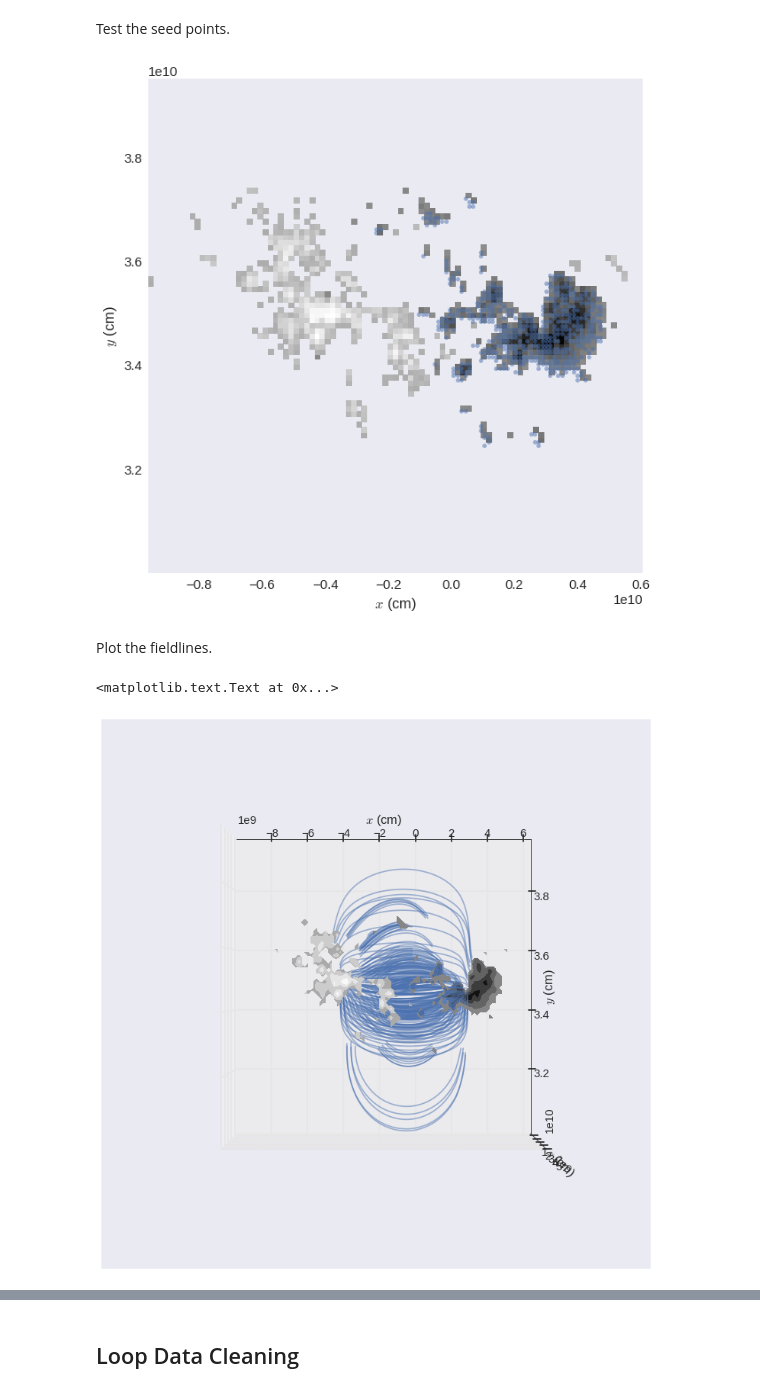
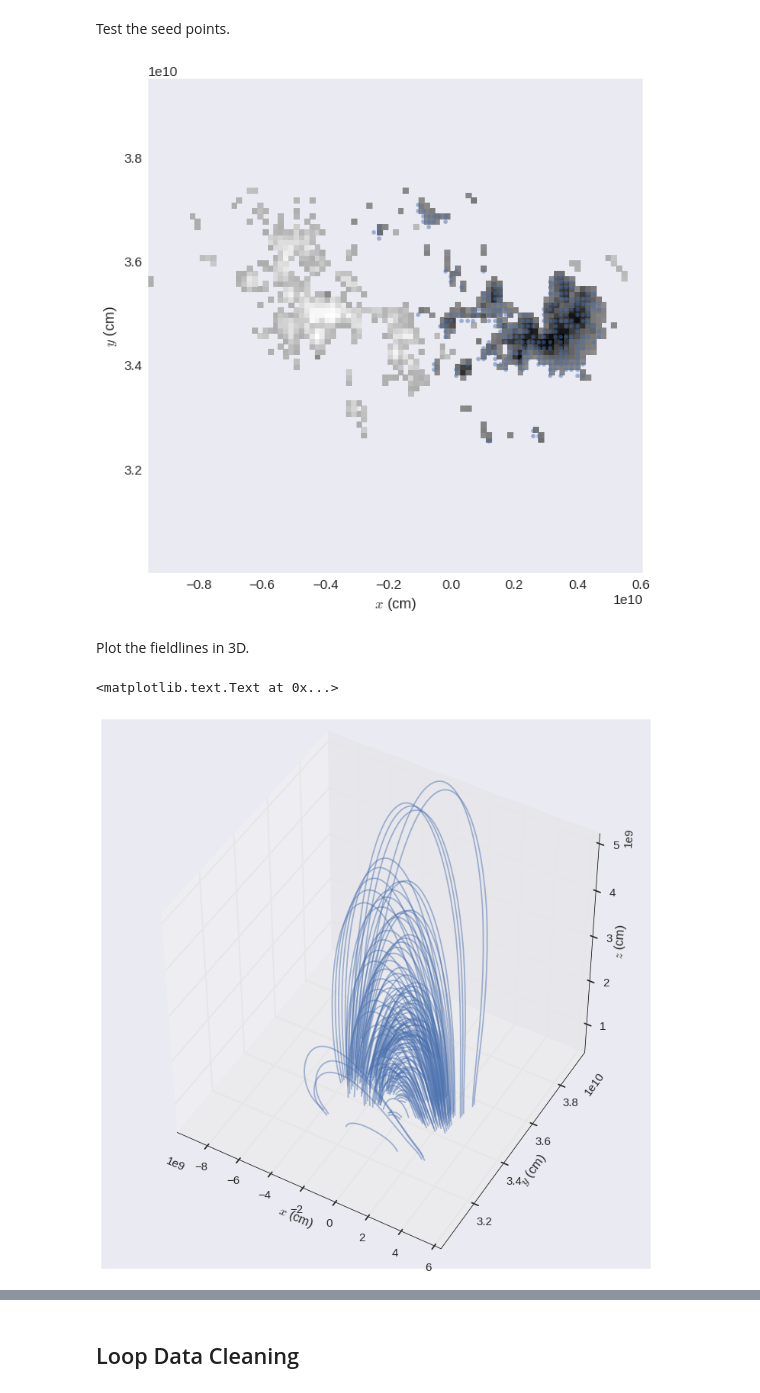
Before and after one commit to wtbarnes/research_notebook, a Jupyter notebook: FieldLineViz/field_line_viz_pipeline_example.ipynb, the cells around one changed output, grey strips where cells are left out. Cells and saved outputs as stored; diff of their text form; code cells hidden in the pictures.

Commit message:
updating most recent field line viz sandboxes

```diff
--- a/FieldLineViz/field_line_viz_pipeline_example.ipynb
+++ b/FieldLineViz/field_line_viz_pipeline_example.ipynb
@@ -2,11 +2,6 @@
 # "Pythonizing" a Pipeline for AR Visualization: Proof of Concept
 # %%
 #Load needed libraries
-#WARNING: a bit dangerous but astropy is being very noisy
-import warnings
-warnings.filterwarnings('ignore')
-
-
 import sys
 import os
 import logging
@@ -17,6 +12,7 @@ import astropy.constants as const
 import numpy as np
 import seaborn as sns
 import matplotlib.pyplot as plt
+#plt.style.use('papers')
 from mpl_toolkits.mplot3d import Axes3D
 import matplotlib.animation as animation
 from IPython.display import HTML
@@ -32,7 +28,9 @@ sys.path.append(os.path.join(os.environ['RESEARCH_DIR'],'EBTEL_analysis/src'))
 import ebtel_configure as ebc
 import ebtel_run as ebr
 import em_binner as emb
+reload(ebc)
+reload(ebr)
 reload(emb)
 
-sns.set_context(context='notebook',font_scale=1.5)
+sns.set_context('notebook',font_scale=1.5)
 %matplotlib inline
@@ -236,10 +238,11 @@ Now, as a preliminary step, we want to visualize the field lines from the PFSS f
 
 We need to reshape the data into something `yt` can load. We're going to strip the first and last 2 rows in each case. This is because some "padding" needs to be added to the volume in order to perform the differentiation in the extrapolation routine. We will adjust the bounds appropriately as well to avoid mishaping the field.
 # %%
+tmp_cropped_data = aMap3D.data[2:-2,2:-2,2:-2,:]
 data = dict(
-    Bx=(np.swapaxes(aMap3D.data[2:-2,2:-2,2:-2,1],0,1),"T"),
-    By=(np.swapaxes(aMap3D.data[2:-2,2:-2,2:-2,0],0,1),"T"),
-    Bz=(np.swapaxes(aMap3D.data[2:-2,2:-2,2:-2,2],0,1),"T")
+    Bx=(np.swapaxes(tmp_cropped_data[:,:,:,1],0,1),"T"),
+    By=(np.swapaxes(tmp_cropped_data[:,:,:,0],0,1),"T"),
+    Bz=(np.swapaxes(tmp_cropped_data[:,:,:,2],0,1),"T")
 )
 # %% [markdown]
 We also want to crop the boundary layer appropriately. Hopefully the upstream `solarbextrapolation` code will change so that all of these hacks won't be needed in the future.
@@ -270,7 +273,7 @@ yt : [INFO     ] 2016-08-10 18:00:20,670 Parameters: cosmological_simulation   =
 # %% [markdown]
 Find the appropriate seed points. These are chosen so that they lie only in regions of the map with negative polarity. Another approach is just to randomly sample the _entire_ domain with lots of points and then filter appropriately. We can be a bit smarter though.
 # %%
-N=500
+N=250
 seed_points = find_seed_points_smart(ds,boundary_map,N=N,mask_thresh=0.1,lower_boundary_safety=0.0)
 streamlines = yt.visualization.api.Streamlines(ds,
                                                seed_points,
@@ -309,31 +312,27 @@ ax.set_xlabel(r'$x$ (cm)')
 ax.set_ylabel(r'$y$ (cm)')
 plt.show()
 # %% [output]
-[figure, old version]
+[figure, new version]
 # %% [markdown]
-Plot the fieldlines.
+Plot the fieldlines in 3D.
 # %%
 #plot fieldlines in AR
 fig=plt.figure(figsize=(10,10))
 ax = Axes3D(fig)
-mg_bound = ax.contourf(X,Y,mg_masked,
-                       offset=ds.domain_left_edge[-1],
-                       cmap=plt.cm.Greys_r,
-                       zdir='z')
 #add fieldlines
 for stream in streamlines.streamlines:
     stream = stream[np.all(stream != 0.0, axis=1)]
     if np.fabs(stream[0,2] - stream[-1,2]) < 0.05*ds.domain_width[2]:
         ax.plot3D(stream[:,0], stream[:,1], stream[:,2], alpha=0.5,color=sns.color_palette('deep')[0])
 #axes options
 ax.set_xlim([ds.domain_left_edge.value[0],ds.domain_right_edge.value[0]])
 ax.set_ylim([ds.domain_left_edge.value[1],ds.domain_right_edge.value[1]])
 ax.set_zlim([ds.domain_left_edge.value[2],0.5*ds.domain_right_edge.value[2]])
-ax.view_init(elev=90, azim=270)
+ax.view_init(elev=45, azim=300)
 ax.set_xlabel(r'$x$ (cm)')
 ax.set_ylabel(r'$y$ (cm)')
 ax.set_zlabel(r'$z$ (cm)')
 #plt.colorbar(mg_bound)
 # %% [output]
 <matplotlib.text.Text at 0x...>
-[figure, old version]
+[figure, new version]
```
Also changed, not shown: parts of 20 cells of this notebook, 5 other files.
